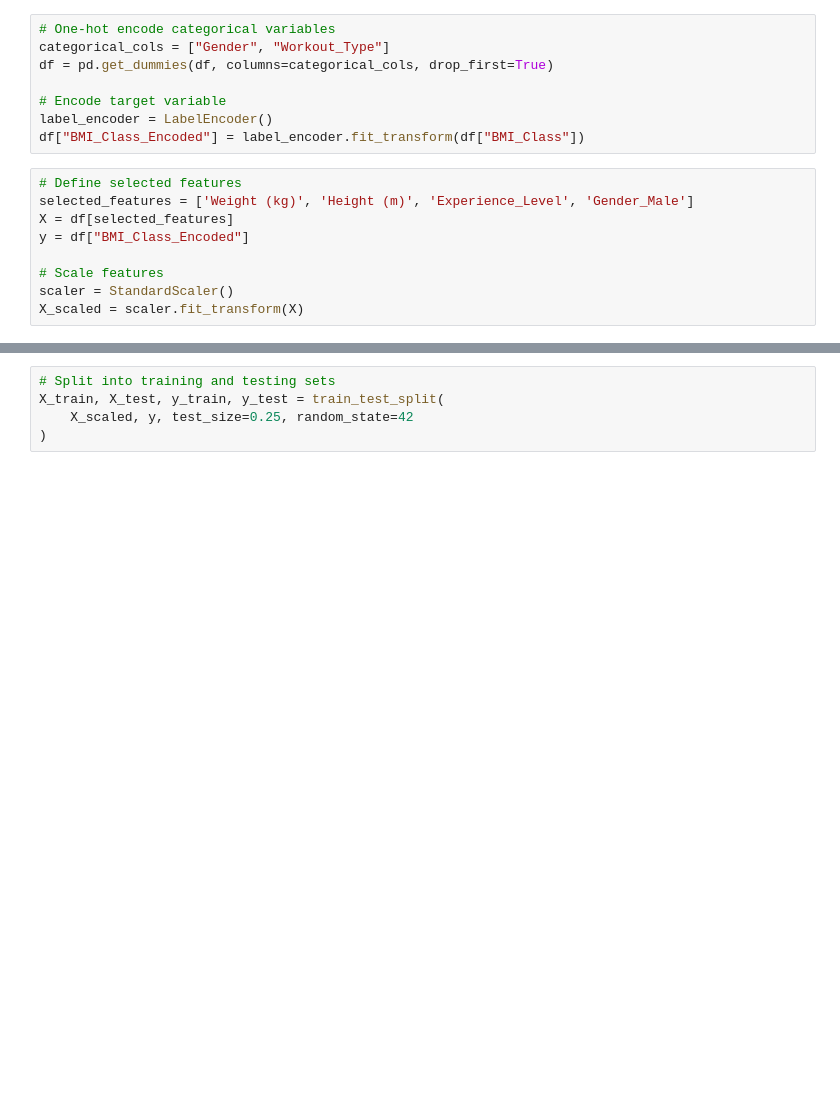
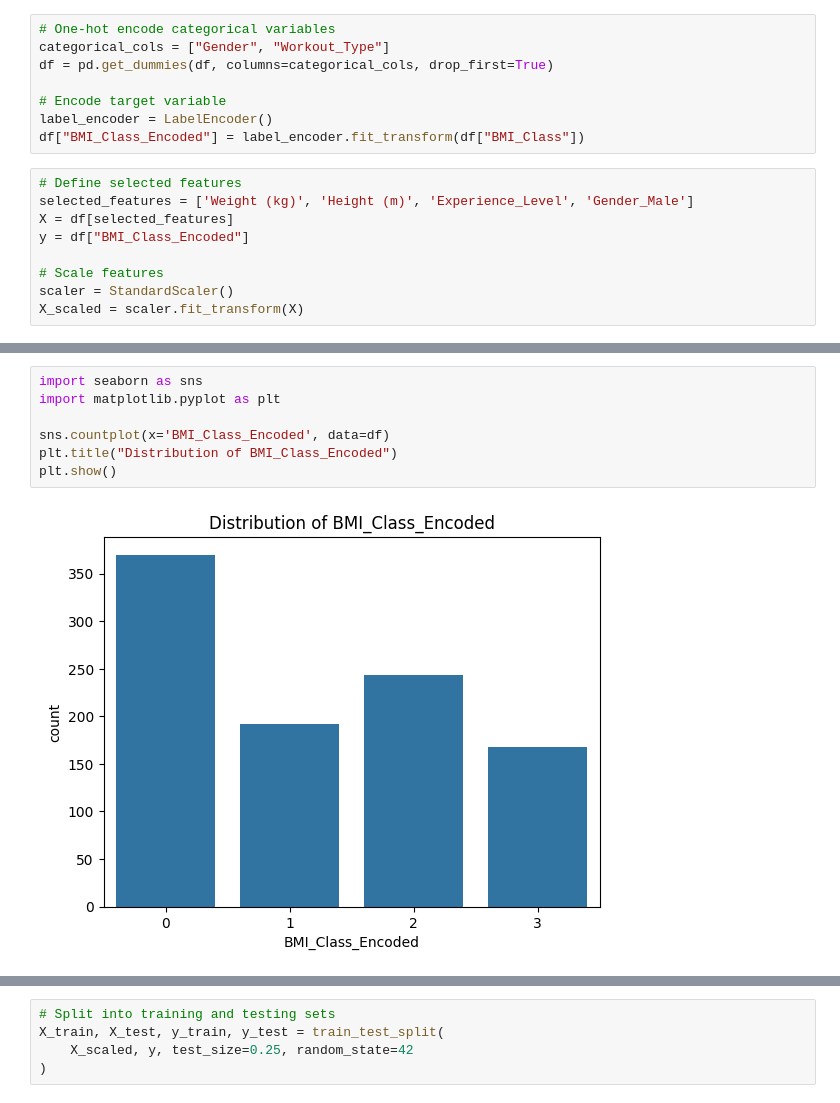
Before and after one commit to yacine0mouhous/ml-project, a Jupyter notebook: notebooks/bmi_classification.ipynb, the cells around one changed output, grey strips where cells are left out. Drawn from its saved outputs; the diff is of its cells as text; blank space fills up the shorter version.

```diff
--- a/notebooks/bmi_classification.ipynb
+++ b/notebooks/bmi_classification.ipynb
@@ -60,0 +88,9 @@ X_scaled = scaler.fit_transform(X)
+# %%
+import seaborn as sns
+import matplotlib.pyplot as plt
+
+sns.countplot(x='BMI_Class_Encoded', data=df)
+plt.title("Distribution of BMI_Class_Encoded")
+plt.show()
+# %% [output]
+[figure, added]
```
Also changed, not shown: parts of 6 cells of this notebook, 5 other files.
